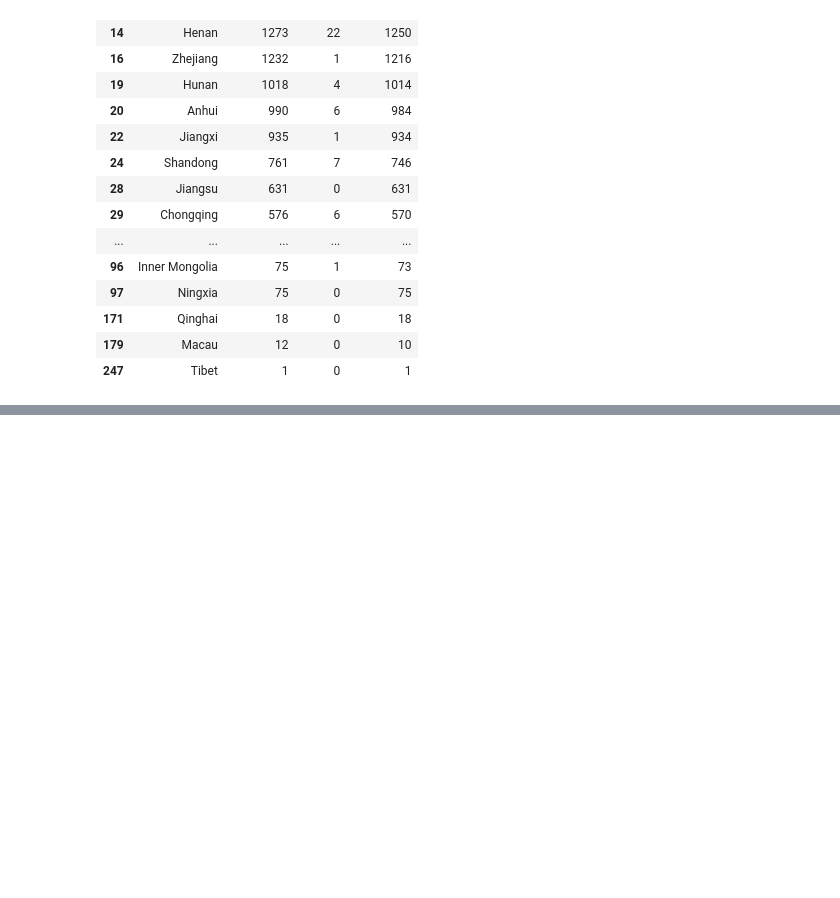
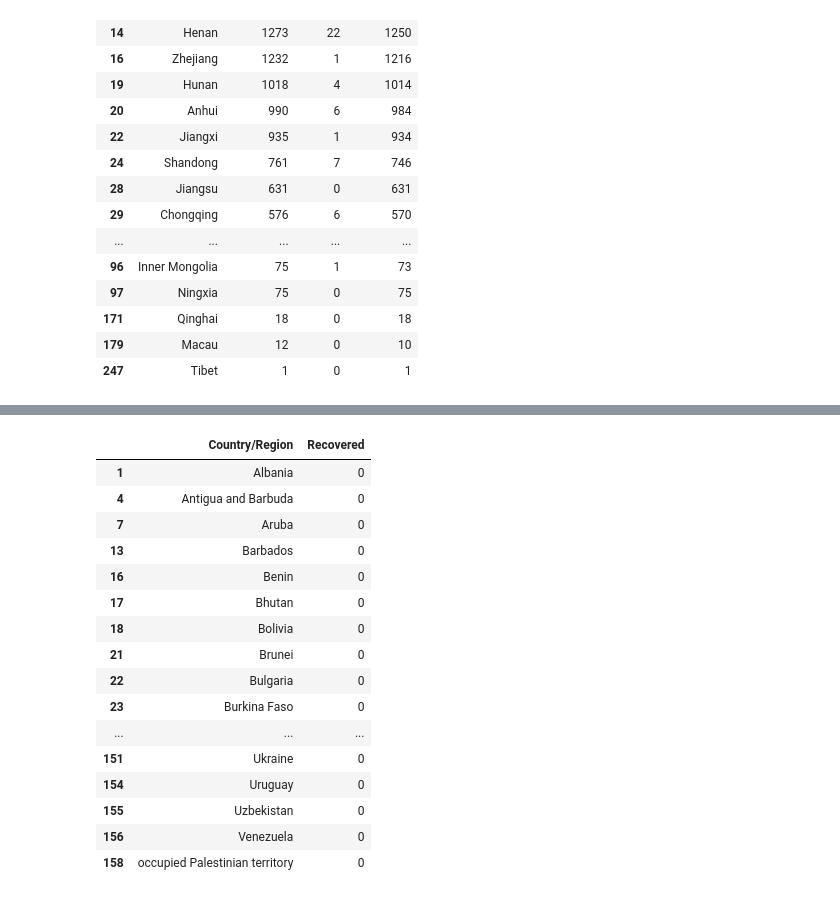
Before and after one commit to mreddy1992/learn-pandas, a Jupyter notebook: covid19-eda.ipynb, the cells around one changed output, grey strips where cells are left out. Drawn from its saved outputs; the diff is of its cells as text; code cells hidden in the pictures; blank space fills up the shorter version.

```diff
--- a/covid19-eda.ipynb
+++ b/covid19-eda.ipynb
@@ -172,0 +200,20 @@ covid_data_china_state_wise
+# %%
+covid_data_zero_recovered
+# %% [output]
+|  | Country/Region | Recovered |
+| 1 | Albania | 0 |
+| 4 | Antigua and Barbuda | 0 |
+| 7 | Aruba | 0 |
+| 13 | Barbados | 0 |
+| 16 | Benin | 0 |
+| 17 | Bhutan | 0 |
+| 18 | Bolivia | 0 |
+| 21 | Brunei | 0 |
+| 22 | Bulgaria | 0 |
+| 23 | Burkina Faso | 0 |
+| ... | ... | ... |
+| 151 | Ukraine | 0 |
+| 154 | Uruguay | 0 |
+| 155 | Uzbekistan | 0 |
+| 156 | Venezuela | 0 |
+| 158 | occupied Palestinian territory | 0 |
```
Also changed, not shown: parts of 7 cells of this notebook.
